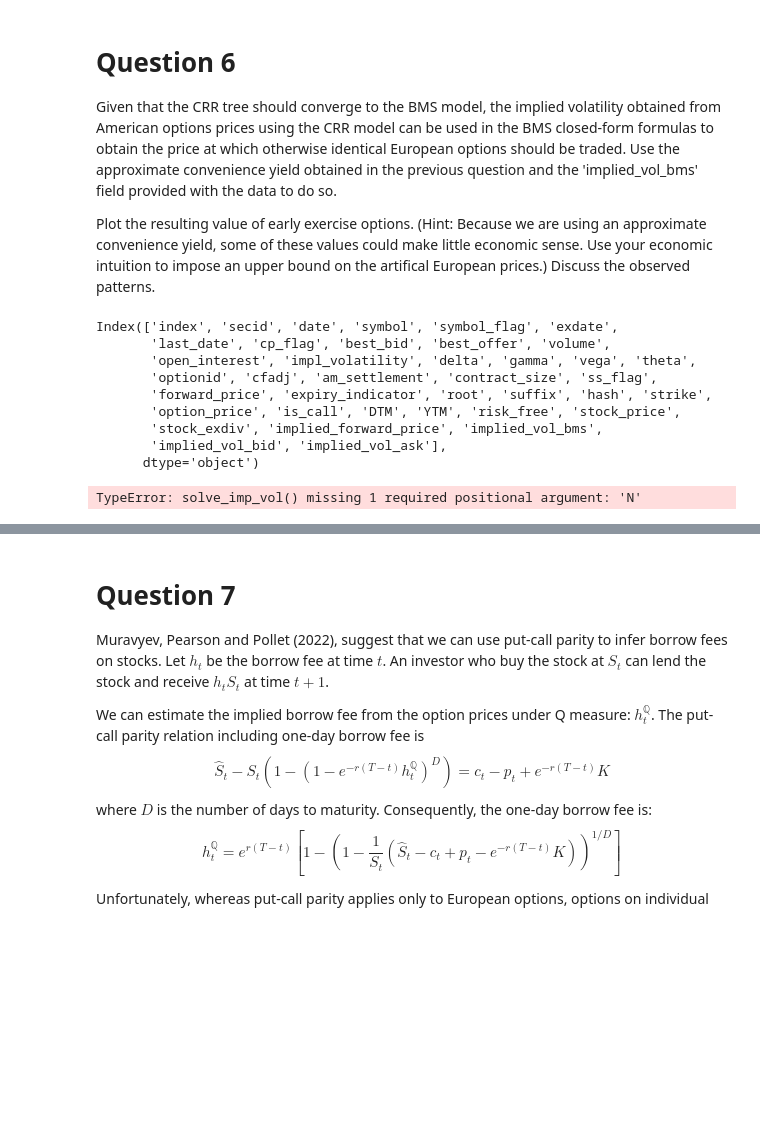
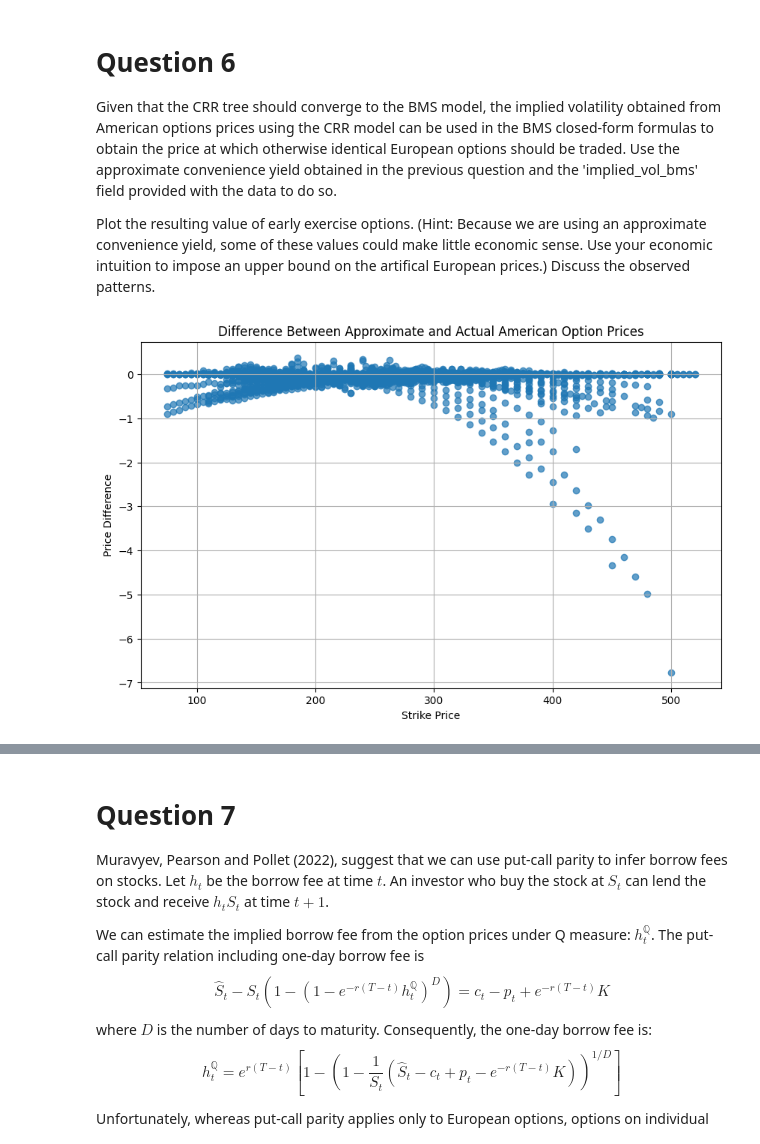
Before and after one commit to navid-nb/MSc_Derivatives_Project1, a Jupyter notebook: 202510-assignment1-Haonan Feng.ipynb, the cells around one changed output, grey strips where cells are left out. Drawn from its saved outputs; the diff is of its cells as text; code cells hidden in the pictures; blank space fills up the shorter version.

```diff
--- a/202510-assignment1-Haonan Feng.ipynb
+++ b/202510-assignment1-Haonan Feng.ipynb
@@ -417,7 +402,7 @@ options_copy['CRR_vol_self'] = options_copy.apply(
         row['strike'],
         row['div_yield'],
         row['risk_free'],
-        row['DTM']
+        5 * row['DTM']
     ),
     axis=1
 )
@@ -458,15 +441,3 @@ crr_price_american(100, 100, 0.05, 0.001, 0.02, 1, 50, "C")
 Given that the CRR tree should converge to the BMS model, the implied volatility obtained from American options prices using the CRR model can be used in the BMS closed-form formulas to obtain the price at which otherwise identical European options should be traded. Use the approximate convenience yield obtained in the previous question and the 'implied_vol_bms' field provided with the data to do so.
 
 Plot the resulting value of early exercise options. (Hint: Because we are using an approximate convenience yield, some of these values could make little economic sense. Use your economic intuition to impose an upper bound on the artifical European prices.) Discuss the observed patterns.
-# %%
-options.columns
-# %% [output]
-Index(['index', 'secid', 'date', 'symbol', 'symbol_flag', 'exdate',
-       'last_date', 'cp_flag', 'best_bid', 'best_offer', 'volume',
-       'open_interest', 'impl_volatility', 'delta', 'gamma', 'vega', 'theta',
-       'optionid', 'cfadj', 'am_settlement', 'contract_size', 'ss_flag',
-       'forward_price', 'expiry_indicator', 'root', 'suffix', 'hash', 'strike',
-       'option_price', 'is_call', 'DTM', 'YTM', 'risk_free', 'stock_price',
-       'stock_exdiv', 'implied_forward_price', 'implied_vol_bms',
-       'implied_vol_bid', 'implied_vol_ask'],
-      dtype='object')
@@ -488,15 +444,21 @@ options["CRR American Imp_vol"] = options.apply(
-# %%
-options["CRR American Imp_vol"] = options.apply(
-    lambda row: solve_imp_vol(
-        row['cp_flag'],
-        row['option_price'],
-        True,
-        row['stock_price'],
-        row['YTM'],
-        row['strike'],
-        row['stock_exdiv'],
-        row['risk_free']
-    )
-)
-# %% [output]
-TypeError: solve_imp_vol() missing 1 required positional argument: 'N'
+# %%
+options_copy['approx Am price'] = options_copy.apply(
+    lambda row: black76(row["cp_flag"], row["YTM"], row["strike"],
+                        row["stock_exdiv"], row["risk_free"],
+                        row["CRR_vol_self"]),
+    axis=1
+)
+# %%
+options_copy["price_diff"] = options_copy["approx Am price"] - options_copy["option_price"]
+# %%
+import matplotlib.pyplot as plt
+
+plt.figure(figsize=(10, 6))
+plt.scatter(options_copy["strike"], options_copy["price_diff"], alpha=0.7)
+plt.title("Difference Between Approximate and Actual American Option Prices")
+plt.xlabel("Strike Price")
+plt.ylabel("Price Difference")
+plt.grid(True)
+plt.show()
+# %% [output]
+[figure, added]
```
Also changed, not shown: parts of 12 cells of this notebook.
